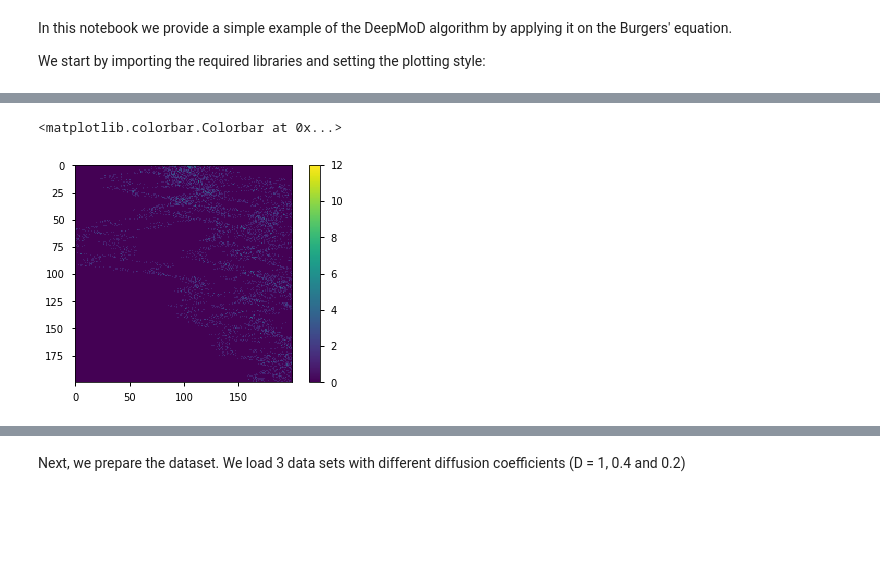
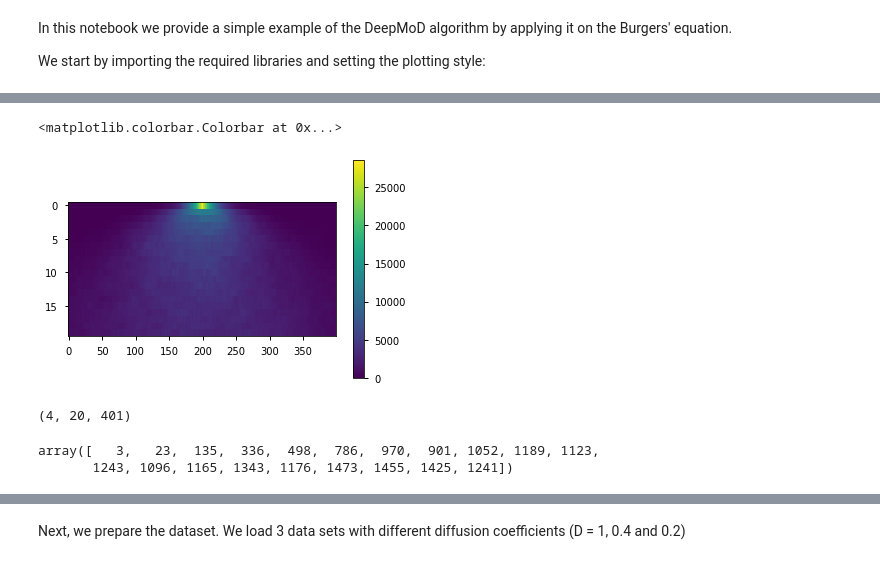
Before and after one commit to akshay-vedi/DeePyMoD_torch, a Jupyter notebook: notebooks/Diffusion_group_sparsity.ipynb, the cells around one changed output, grey strips where cells are left out. Cells and saved outputs as stored; diff of their text form; code cells hidden in the pictures; blank space fills up the shorter version.

```diff
--- a/notebooks/Diffusion_group_sparsity.ipynb
+++ b/notebooks/Diffusion_group_sparsity.ipynb
@@ -36,2 +36,3 @@ time_vec, x_vec = advection_diffusion_random_walk([n_s,n_w,0.25],[0.1,0.025],np.
 # %%
-x_vec_list = [advection_diffusion_random_walk([n_s,n_w,0.25],[i,0],np.zeros((1,n_w)))[1] for i in [0.2,0.6,0.8]]
+x_vec_list = [advection_diffusion_random_walk([n_s,n_w,dt],[i,0],np.zeros((1,n_w)))[1] for i in [0.02,0.04,0.05,0.06]]
+time_vec_list = [advection_diffusion_random_walk([n_s,n_w,dt],[i,0],np.zeros((1,n_w)))[0] for i in [0.02,0.04,0.05,0.06]]
@@ -45,16 +39,25 @@ plt.scatter(time_vec,x_vec[:,2])
 # %%
-m_split = 200
-n_bins = 200
+m_split = 20
+n_bins = 400
 x_range = 5
 # %%
-x_list=np.array_split(x_vec,m_split,axis=0)
+x_list_split = [np.array_split(x_vec,m_split,axis=0) for x_vec in x_vec_list]
 # %%
-U_list = np.array([np.histogram(x,bins=n_bins,range=[-x_range,x_range])[0] for x in x_list])
-X_list = np.array([np.histogram(x,bins=n_bins,range=[-x_range,x_range])[1] for x in x_list])
+U_list = np.array([np.array([np.histogram(x,bins=n_bins,range=[-x_range,x_range])[0] for x in x_list_split[k]]) for k in np.arange(0,len(x_list_split))])
+X_list = np.array([np.array([np.histogram(x,bins=n_bins,range=[-x_range,x_range])[1] for x in x_list_split[k]]) for k in np.arange(0,len(x_list_split))])
 T_list = np.array([t*np.ones_like(X_list[t]) for t in np.arange(0,len(X_list))])
 # %%
-plt.imshow(U_list,aspect=1)
+plt.imshow(U_list[0,:,:],aspect=10)
 plt.colorbar()
 # %% [output]
 <matplotlib.colorbar.Colorbar at 0x...>
-[figure, old version]
+[figure, new version]
+# %%
+T_list.shape
+# %% [output]
+(4, 20, 401)
+# %%
+U_list[2][:,10]
+# %% [output]
+array([   3,   23,  135,  336,  498,  786,  970,  901, 1052, 1189, 1123,
+       1243, 1096, 1165, 1343, 1176, 1473, 1455, 1425, 1241])
```
Also changed, not shown: parts of 13 cells of this notebook, 3 other files.
